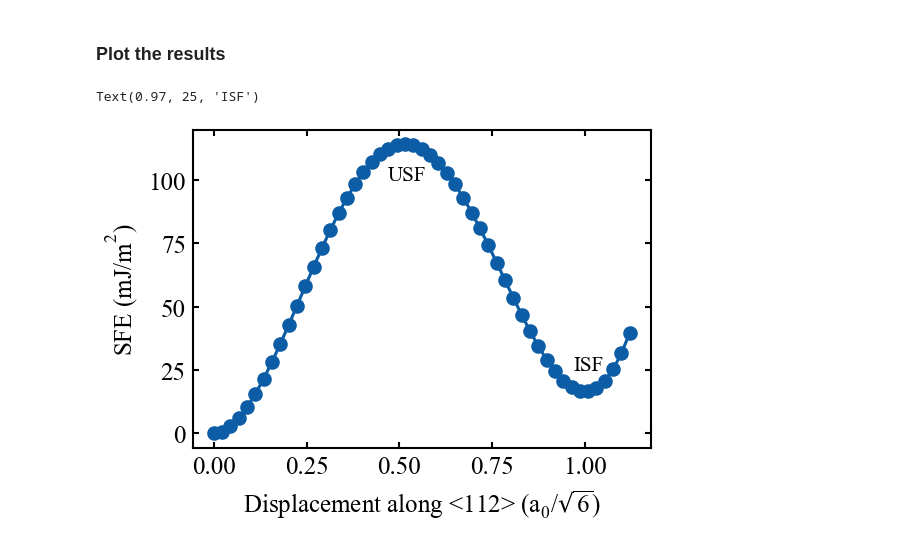
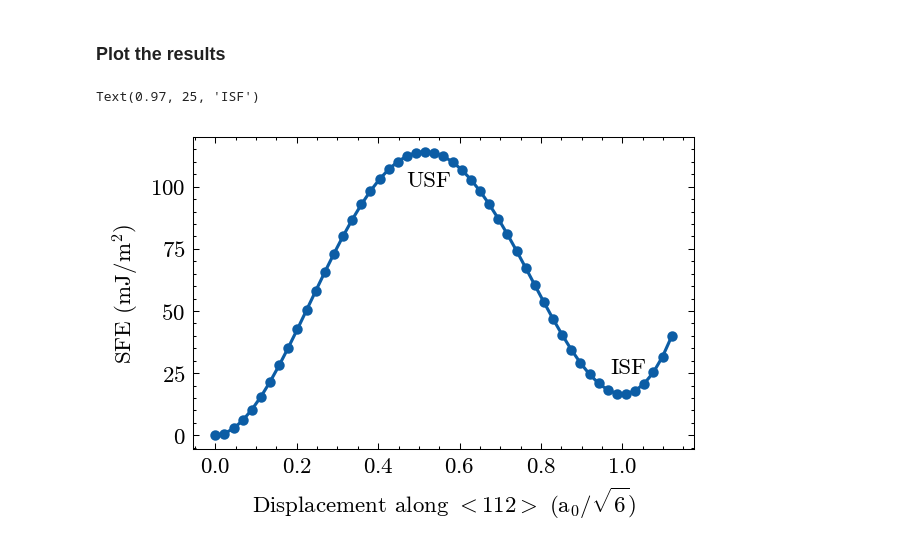
Before and after one commit to mushroomfire/mdapy, a Jupyter notebook: doc/source/gettingstarted/calculate_GSFE.ipynb, the cells around one changed output. Drawn from its saved outputs; the diff is of its cells as text; code cells hidden in the pictures.

```diff
--- a/doc/source/gettingstarted/calculate_GSFE.ipynb
+++ b/doc/source/gettingstarted/calculate_GSFE.ipynb
@@ -59,10 +58,11 @@ mp.pltset()
 # %%
-fig = plt.figure(figsize=(mp.cm2inch(10), mp.cm2inch(7)), dpi=150)
+fig, ax = set_figure(figsize=(10, 7), use_pltset=True)
+plt.rcParams['axes.unicode_minus'] = False
 plt.plot(np.arange(51)*move/(lattice_constant/6**0.5), sfe, 'o-')
-plt.xlabel(r"Displacement along <112> " + "$\mathregular{(a_0/\sqrt{6})}$")
+plt.xlabel("Displacement along $<112>$ " + "$\mathregular{(a_0/\sqrt{6})}$")
 plt.ylabel("SFE ($\mathregular{mJ/{m^2}}$)")
 plt.text(0.47, 100, 'USF')
 plt.text(0.97, 25, 'ISF')
 # %% [output]
 Text(0.97, 25, 'ISF')
-[figure, old version]
+[figure, new version]
```
Also changed, not shown: parts of 3 cells of this notebook, 22 other files.
